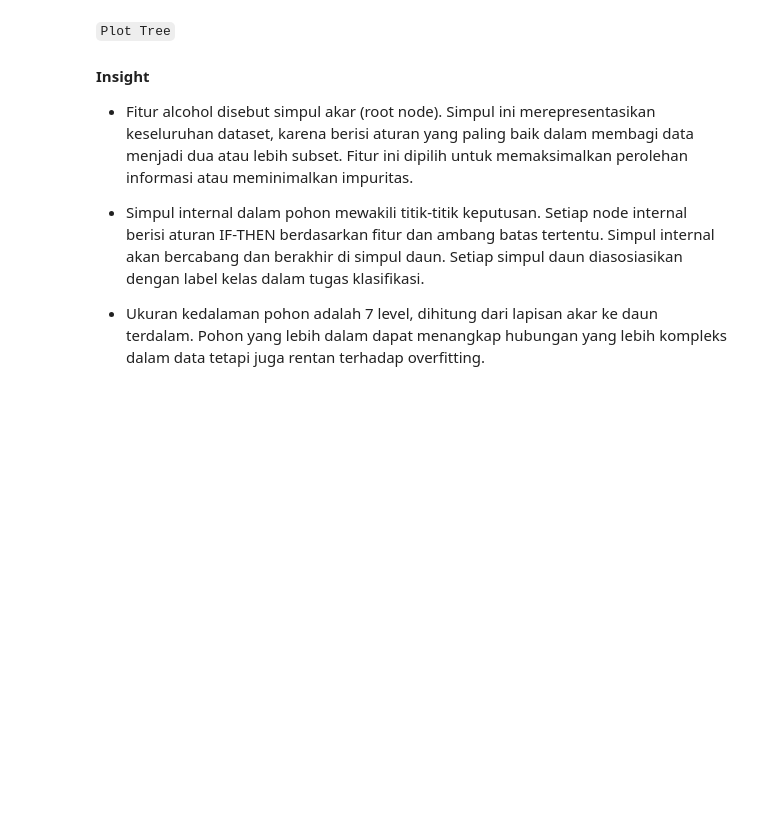
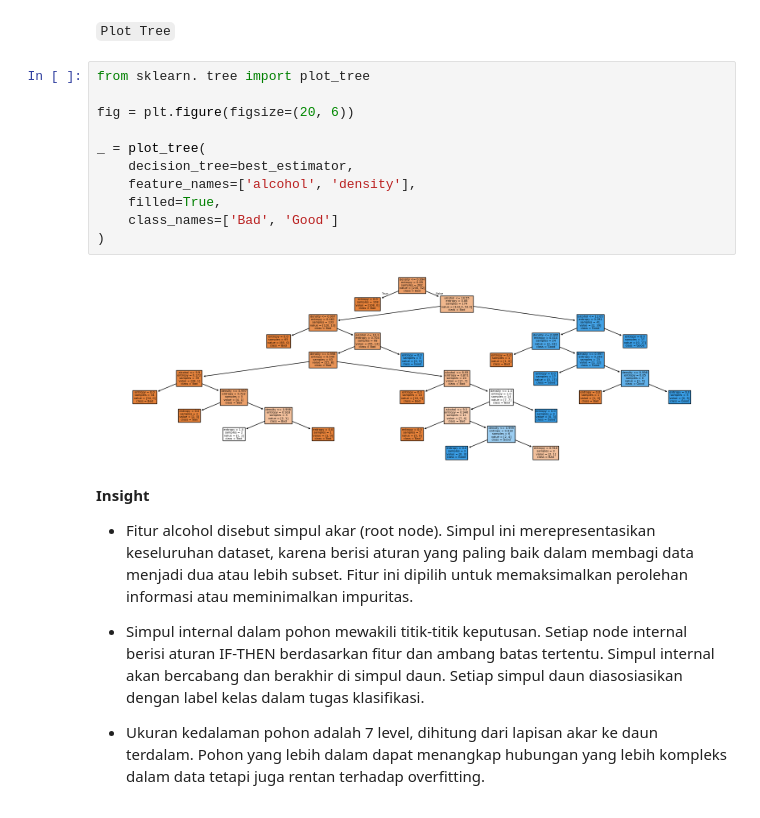
Before and after one commit to fikigayo/Bootcamp-Purwadhika, a Jupyter notebook: modul-3/m3_s6_decision_tree_blank.ipynb, the cells around one changed output. Cells and saved outputs as stored; diff of their text form; blank space fills up the shorter version.

```diff
--- a/modul-3/m3_s6_decision_tree_blank.ipynb
+++ b/modul-3/m3_s6_decision_tree_blank.ipynb
@@ -504,6 +528,19 @@ Model training accuracy <function accuracy_score at 0x...>
 **Insight**: Nilai max_depth yang besar menyebabkan decision boundary cenderung lebih sensitif terhadap variasi kecil dalam data. Hal ini meningkatkan akurasi dari klasifikasi namun berpotensi cenderung overfitting karena pengaruh titik data yang noise meningkat.
 # %% [markdown]
 `Plot Tree`
+# %%
+from sklearn. tree import plot_tree
+
+fig = plt.figure(figsize=(20, 6))
+
+_ = plot_tree(
+    decision_tree=best_estimator,
+    feature_names=['alcohol', 'density'],
+    filled=True,
+    class_names=['Bad', 'Good']
+)
+# %% [output]
+[figure, added]
 # %% [markdown]
 **Insight**
 
```
Also changed, not shown: parts of 4 cells of this notebook, 6 other files.
